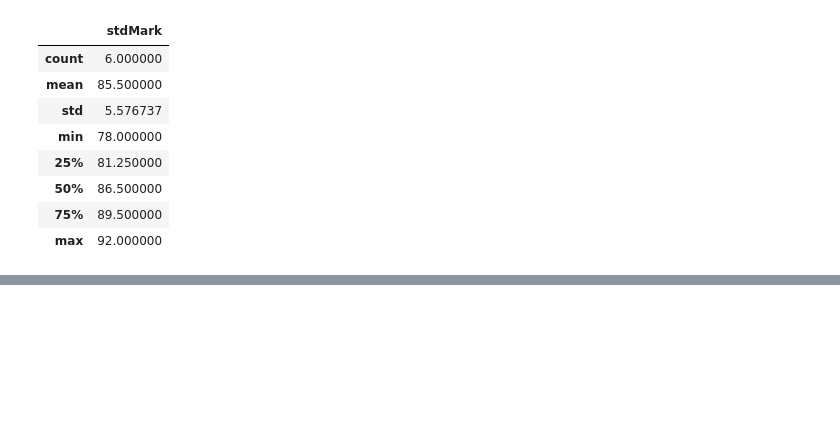
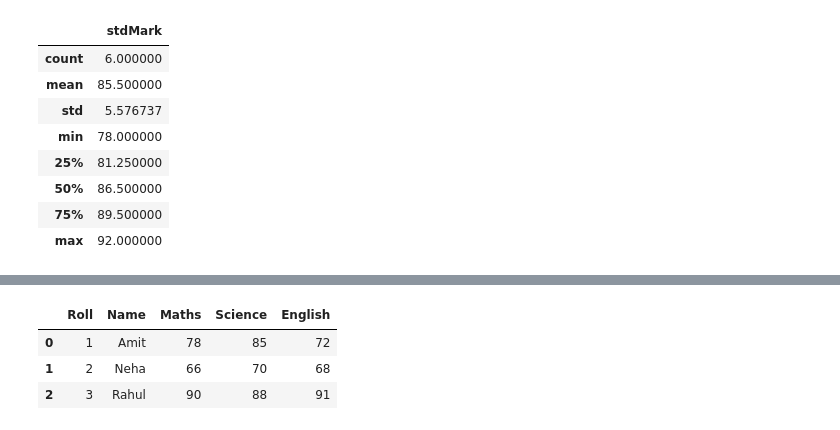
Before and after one commit to shubhammadane/pandas-by-shubhammadane, a Jupyter notebook: Pandas_Revision_by_Shubham_Madane_30_01_2026.ipynb, the cells around one changed output, grey strips where cells are left out. Drawn from its saved outputs; the diff is of its cells as text; code cells hidden in the pictures; blank space fills up the shorter version.

```diff
--- a/Pandas_Revision_by_Shubham_Madane_30_01_2026.ipynb
+++ b/Pandas_Revision_by_Shubham_Madane_30_01_2026.ipynb
@@ -214,0 +245,16 @@ df.describe()
+# %%
+import pandas as pd
+students = {
+    "Roll": [1, 2, 3],
+    "Name": ["Amit", "Neha", "Rahul"],
+    "Maths": [78, 66, 90],
+    "Science": [85, 70, 88],
+    "English": [72, 68, 91]
+}
+df = pd.DataFrame(students)
+df
+# %% [output]
+|  | Roll | Name | Maths | Science | English |
+| 0 | 1 | Amit | 78 | 85 | 72 |
+| 1 | 2 | Neha | 66 | 70 | 68 |
+| 2 | 3 | Rahul | 90 | 88 | 91 |
```
Also changed, not shown: parts of 2 cells of this notebook.
